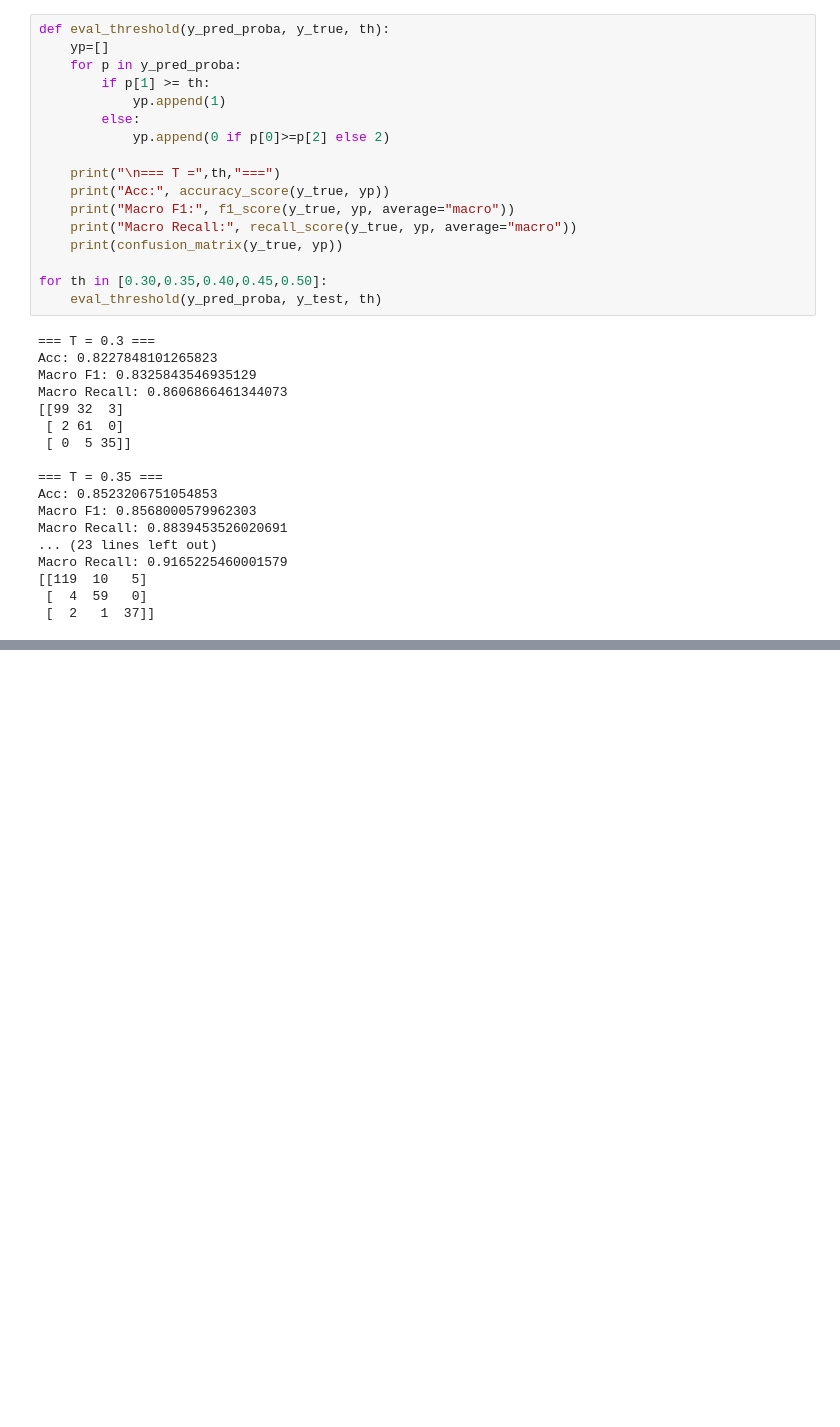
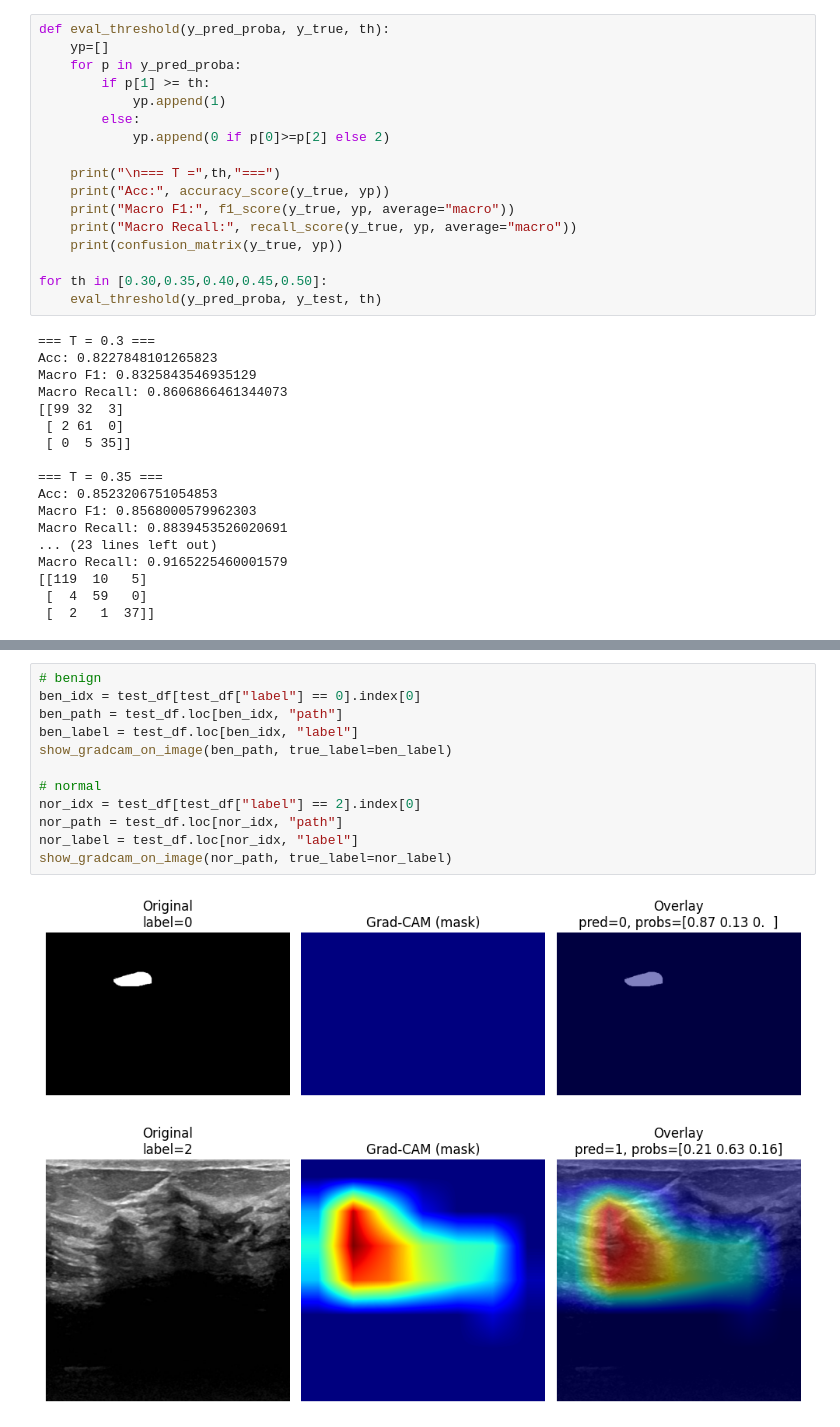
Before and after one commit to pengppng/finalprj, a Jupyter notebook: HybridCNN+Transformer+FocalLoss.ipynb, the cells around one changed output, grey strips where cells are left out. Cells and saved outputs as stored; diff of their text form; blank space fills up the shorter version.

```diff
--- a/HybridCNN+Transformer+FocalLoss.ipynb
+++ b/HybridCNN+Transformer+FocalLoss.ipynb
@@ -496,0 +645,15 @@ Improve breast ultrasound classification model using Hybrid CNN+Transformer with
+# %%
+# benign
+ben_idx = test_df[test_df["label"] == 0].index[0]
+ben_path = test_df.loc[ben_idx, "path"]
+ben_label = test_df.loc[ben_idx, "label"]
+show_gradcam_on_image(ben_path, true_label=ben_label)
+
+# normal
+nor_idx = test_df[test_df["label"] == 2].index[0]
+nor_path = test_df.loc[nor_idx, "path"]
+nor_label = test_df.loc[nor_idx, "label"]
+show_gradcam_on_image(nor_path, true_label=nor_label)
+# %% [output]
+[figure, added]
+[figure, added]
```
Also changed, not shown: parts of 7 cells of this notebook.
